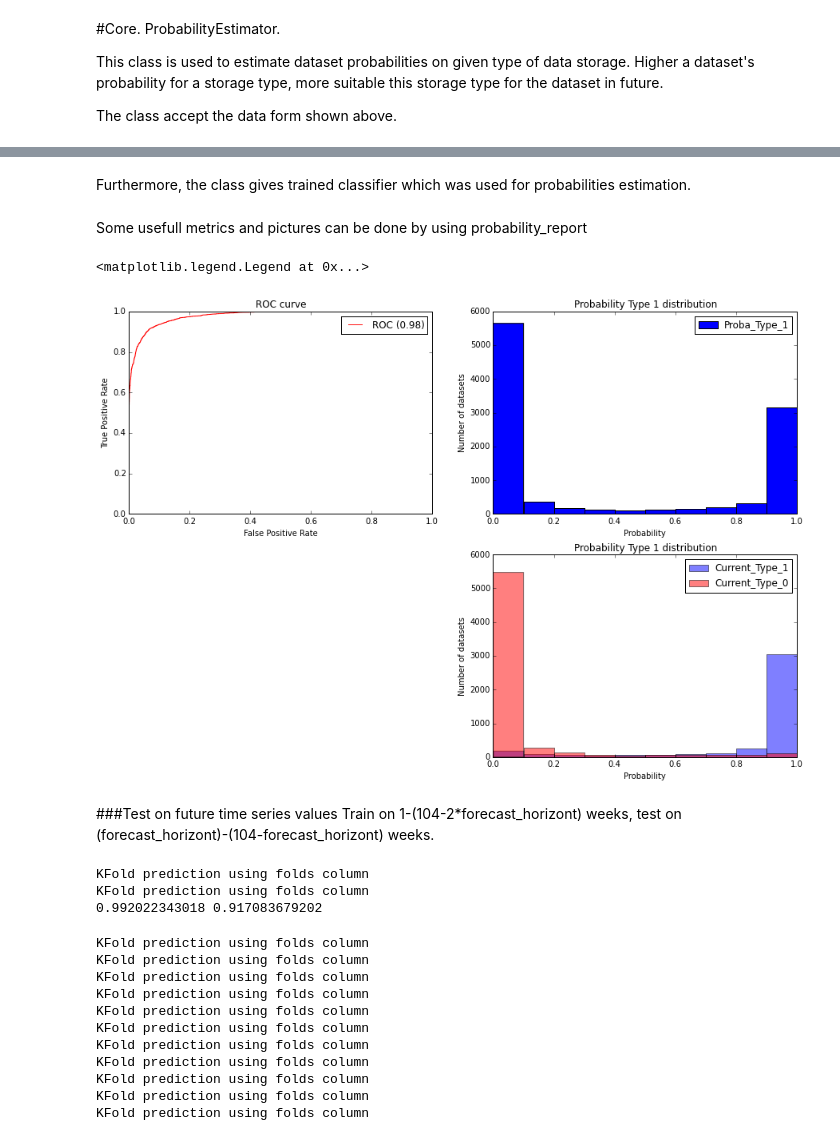
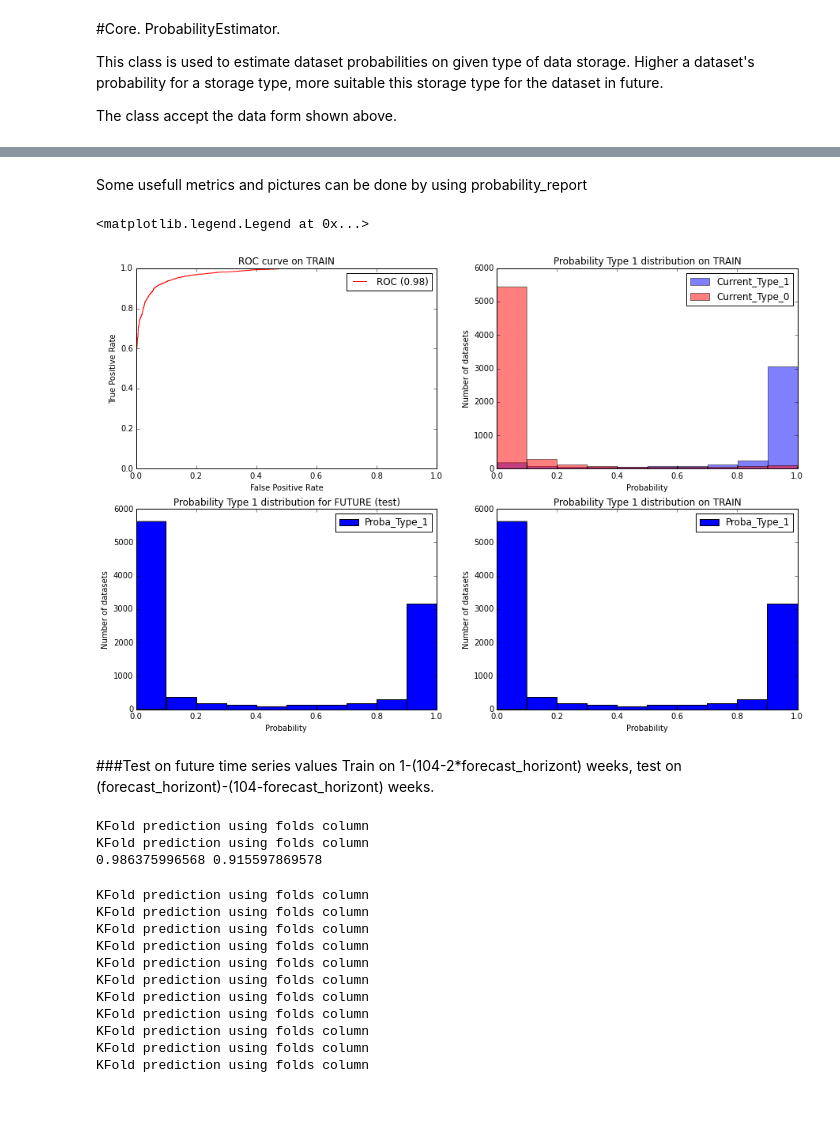
Before and after one commit to yandexdataschool/DataPopularity, a Jupyter notebook: howto/howto_01_datapop.ipynb, the cells around one changed output, grey strips where cells are left out. Cells and saved outputs as stored; diff of their text form; code cells hidden in the pictures; blank space fills up the shorter version.

Commit message:
ProbabilityEstimator class was upgraded.

```diff
--- a/howto/howto_01_datapop.ipynb
+++ b/howto/howto_01_datapop.ipynb
@@ -60,2 +50,0 @@ probability_estimator.preprocessed_data.irow(range(0,3))
-# %% [markdown]
-Furthermore, the class gives trained classifier which was used for probabilities estimation.
@@ -66,47 +53,55 @@ Some usefull metrics and pictures can be done by using probability_report
 # %%
 from sklearn.metrics import roc_curve, auc
 
 plt.figure(figsize=(15, 10))
 
 plt.subplot(2,2,1)
-fpr, tpr, _ = roc_curve(probability_report['Current_Type'].values, probability_report['Proba_Type_1'].values)
+fpr, tpr, _ = roc_curve(probability_estimator.train_report['Current_Type'].values,\
+                        probability_estimator.train_report['Proba_Type_1'].values)
 roc_auc = auc(fpr, tpr)
 plt.plot(fpr, tpr, label='ROC (%.2f)' % roc_auc, c='r')
-plt.title('ROC curve')
+plt.title('ROC curve on TRAIN')
 plt.xlabel('False Positive Rate')
 plt.ylabel('True Positive Rate')
 plt.legend(loc='best')
 
 plt.subplot(2,2,2)
+cur_type = probability_estimator.train_report['Current_Type']
+plt.hist(probability_estimator.train_report['Proba_Type_1'][cur_type==1].values, alpha=0.5, color='b', label='Current_Type_1', bins=10)
+plt.hist(probability_estimator.train_report['Proba_Type_1'][cur_type==0].values, alpha=0.5, color='r', label='Current_Type_0', bins=10)
+plt.title('Probability Type 1 distribution on TRAIN')
+plt.xlabel('Probability')
+plt.ylabel('Number of datasets')
+plt.legend(loc='best')
+
+plt.subplot(2,2,3)
 plt.hist(probability_report['Proba_Type_1'].values, color='b', label='Proba_Type_1')
-plt.title('Probability Type 1 distribution')
+plt.title('Probability Type 1 distribution for FUTURE (test)')
 plt.xlabel('Probability')
 plt.ylabel('Number of datasets')
 plt.legend(loc='best')
 
 plt.subplot(2,2,4)
-cur_type = probability_report['Current_Type']
-plt.hist(probability_report['Proba_Type_1'][cur_type==1].values, alpha=0.5, color='b', label='Current_Type_1', bins=10)
-plt.hist(probability_report['Proba_Type_1'][cur_type==0].values, alpha=0.5, color='r', label='Current_Type_0', bins=10)
-plt.title('Probability Type 1 distribution')
+plt.hist(probability_estimator.train_report['Proba_Type_1'].values, color='b', label='Proba_Type_1')
+plt.title('Probability Type 1 distribution on TRAIN')
 plt.xlabel('Probability')
 plt.ylabel('Number of datasets')
 plt.legend(loc='best')
 # %% [output]
 <matplotlib.legend.Legend at 0x...>
-[figure, old version]
+[figure, new version]
 # %% [markdown]
 ###Test on future time series values
 Train on 1-(104-2*forecast_horizont) weeks, test on (forecast_horizont)-(104-forecast_horizont) weeks.
 # %%
 from datapop.core import ProbabilityEstimator
 estimator = ProbabilityEstimator(data=data, forecast_horizont=26, class_abs_thresholds=1)
-auc_train, auc_test = estimator._test_future_proba()
+auc_train, auc_test, train_proba, test_proba, Y_train, Y_test = estimator._test_future_proba()
 print auc_train, auc_test
 # %% [output]
 KFold prediction using folds column
 KFold prediction using folds column
-0.992022343018 0.917083679202
+0.986375996568 0.915597869578
 # %%
 horizonts = [1,2,4,8,13,26,39,45]
 aucs_train = []
```
Also changed, not shown: parts of 10 cells of this notebook, 3 other files.
